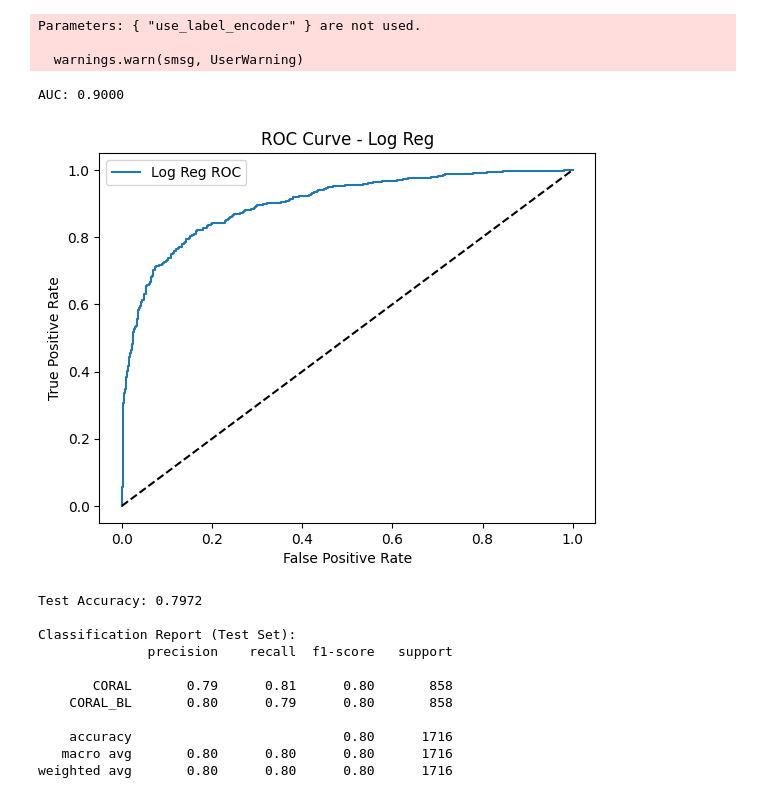
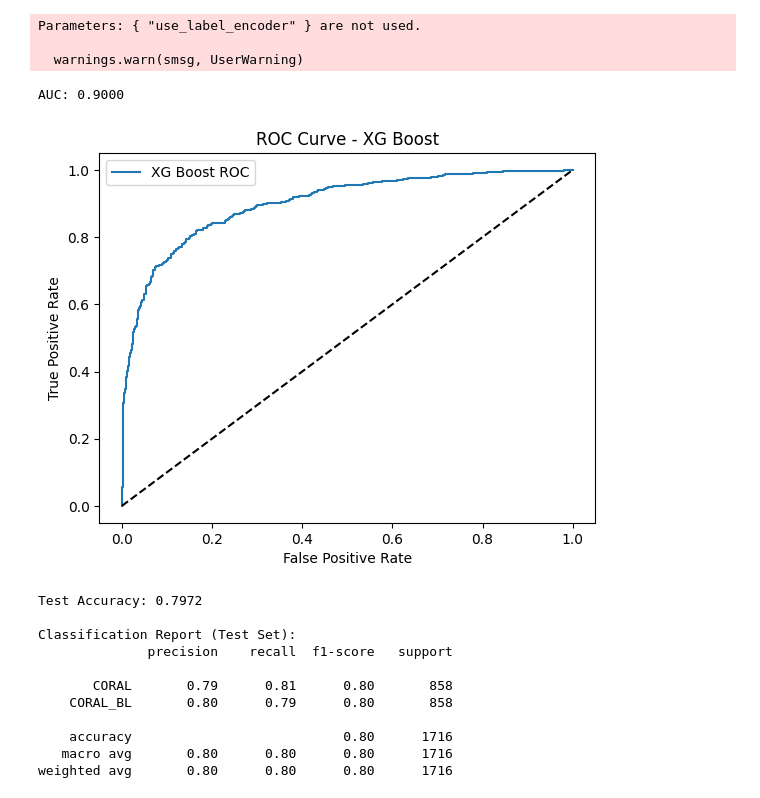
Before and after one commit to yangyunshi/ICS435-CORAL-BLEACHING-PROJECT, a Jupyter notebook: coral_bleaching_models.ipynb, the cells around one changed output. Cells and saved outputs as stored; diff of their text form; code cells hidden in the pictures.

```diff
--- a/coral_bleaching_models.ipynb
+++ b/coral_bleaching_models.ipynb
@@ -839,25 +865,25 @@ Parameters: { "use_label_encoder" } are not used.
 # %%
 import numpy as np
 from sklearn import metrics
 import matplotlib.pylab as plt
 from sklearn.metrics import classification_report, confusion_matrix, accuracy_score, roc_curve, auc
 
 # Print AUC
 pred_proba = best_xgb.predict_proba(X_val_scaled)[:, 1]
 fpr, tpr, _ = metrics.roc_curve(y_val, pred_proba, pos_label="CORAL_BL")
 print(f"AUC: {metrics.auc(fpr, tpr):.4f}")
 
 plt.figure()
-plt.plot(fpr, tpr, label='Log Reg ROC')
+plt.plot(fpr, tpr, label='XG Boost ROC')
 plt.plot([0, 1], [0, 1], 'k--')
 plt.xlabel('False Positive Rate')
 plt.ylabel('True Positive Rate')
-plt.title('ROC Curve - Log Reg')
+plt.title('ROC Curve - XG Boost')
 plt.legend()
 plt.show()
 # %% [output]
 AUC: 0.9000
-[figure, old version]
+[figure, new version]
 # %%
 from sklearn.metrics import accuracy_score, classification_report
 from sklearn.preprocessing import LabelEncoder
```
Also changed, not shown: parts of 2 cells of this notebook.
